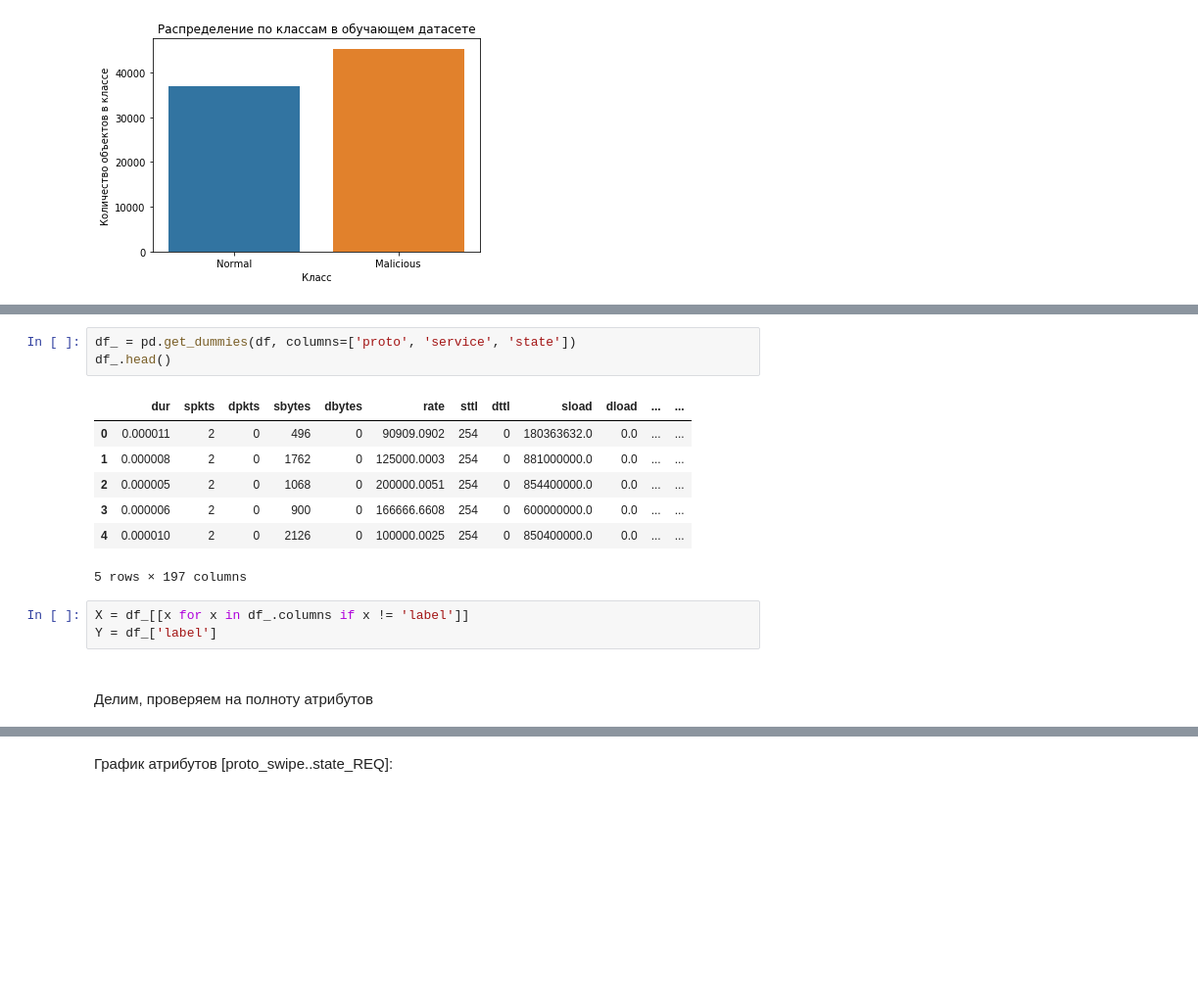
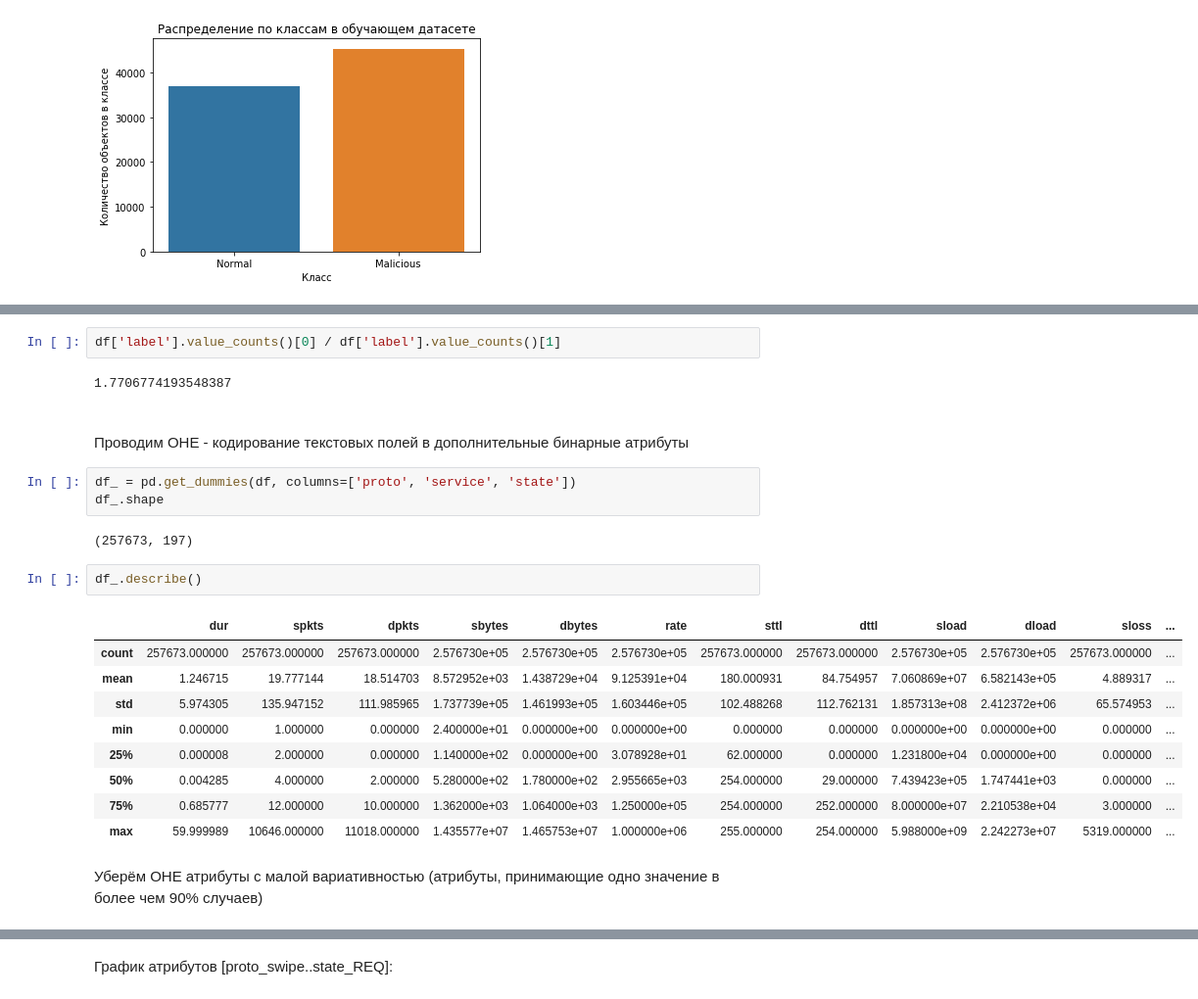
Before and after one commit to nevpo/nids, a Jupyter notebook: Network IDS Classifier.ipynb, the cells around one changed output, grey strips where cells are left out. Shown: that part at 98% size. Cells and saved outputs as stored; diff of their text form; blank space fills up the shorter version.

```diff
--- a/Network IDS Classifier.ipynb
+++ b/Network IDS Classifier.ipynb
@@ -112,17 +123,26 @@ df[df.label == 'Normal'].shape[0], df[df.label == 'Malicious'].shape[0]
+# %%
+df['label'].value_counts()[0] / df['label'].value_counts()[1]
+# %% [output]
+1.7706774193548387
+# %% [markdown]
+<br>
+Проводим OHE - кодирование текстовых полей в дополнительные бинарные атрибуты
 # %%
 df_ = pd.get_dummies(df, columns=['proto', 'service', 'state'])
-df_.head()
+df_.shape
 # %% [output]
-|  | dur | spkts | dpkts | sbytes | dbytes | rate | sttl | dttl | sload | dload | ... | ... |
-| 0 | 0.000011 | 2 | 0 | 496 | 0 | 90909.0902 | 254 | 0 | 180363632.0 | 0.0 | ... | ... |
-| 1 | 0.000008 | 2 | 0 | 1762 | 0 | 125000.0003 | 254 | 0 | 881000000.0 | 0.0 | ... | ... |
-| 2 | 0.000005 | 2 | 0 | 1068 | 0 | 200000.0051 | 254 | 0 | 854400000.0 | 0.0 | ... | ... |
-| 3 | 0.000006 | 2 | 0 | 900 | 0 | 166666.6608 | 254 | 0 | 600000000.0 | 0.0 | ... | ... |
-| 4 | 0.000010 | 2 | 0 | 2126 | 0 | 100000.0025 | 254 | 0 | 850400000.0 | 0.0 | ... | ... |
-5 rows × 197 columns
+(257673, 197)
-# %%
-X = df_[[x for x in df_.columns if x != 'label']]
-Y = df_['label']
-# %% [markdown]
-<br>
-Делим, проверяем на полноту атрибутов
+# %%
+df_.describe()
+# %% [output]
+|  | dur | spkts | dpkts | sbytes | dbytes | rate | sttl | dttl | sload | dload | sloss | ... |
+| count | 257673.000000 | 257673.000000 | 257673.000000 | 2.576730e+05 | 2.576730e+05 | 2.576730e+05 | 257673.000000 | 257673.000000 | 2.576730e+05 | 2.576730e+05 | 257673.000000 | ... |
+| mean | 1.246715 | 19.777144 | 18.514703 | 8.572952e+03 | 1.438729e+04 | 9.125391e+04 | 180.000931 | 84.754957 | 7.060869e+07 | 6.582143e+05 | 4.889317 | ... |
+| std | 5.974305 | 135.947152 | 111.985965 | 1.737739e+05 | 1.461993e+05 | 1.603446e+05 | 102.488268 | 112.762131 | 1.857313e+08 | 2.412372e+06 | 65.574953 | ... |
+| min | 0.000000 | 1.000000 | 0.000000 | 2.400000e+01 | 0.000000e+00 | 0.000000e+00 | 0.000000 | 0.000000 | 0.000000e+00 | 0.000000e+00 | 0.000000 | ... |
+| 25% | 0.000008 | 2.000000 | 0.000000 | 1.140000e+02 | 0.000000e+00 | 3.078928e+01 | 62.000000 | 0.000000 | 1.231800e+04 | 0.000000e+00 | 0.000000 | ... |
+| 50% | 0.004285 | 4.000000 | 2.000000 | 5.280000e+02 | 1.780000e+02 | 2.955665e+03 | 254.000000 | 29.000000 | 7.439423e+05 | 1.747441e+03 | 0.000000 | ... |
+| 75% | 0.685777 | 12.000000 | 10.000000 | 1.362000e+03 | 1.064000e+03 | 1.250000e+05 | 254.000000 | 252.000000 | 8.000000e+07 | 2.210538e+04 | 3.000000 | ... |
+| max | 59.999989 | 10646.000000 | 11018.000000 | 1.435577e+07 | 1.465753e+07 | 1.000000e+06 | 255.000000 | 254.000000 | 5.988000e+09 | 2.242273e+07 | 5319.000000 | ... |
+# %% [markdown]
+Уберём OHE атрибуты с малой вариативностью (атрибуты, принимающие одно значение в более чем 90% случаев)
```
Also changed, not shown: parts of 32 cells of this notebook.
